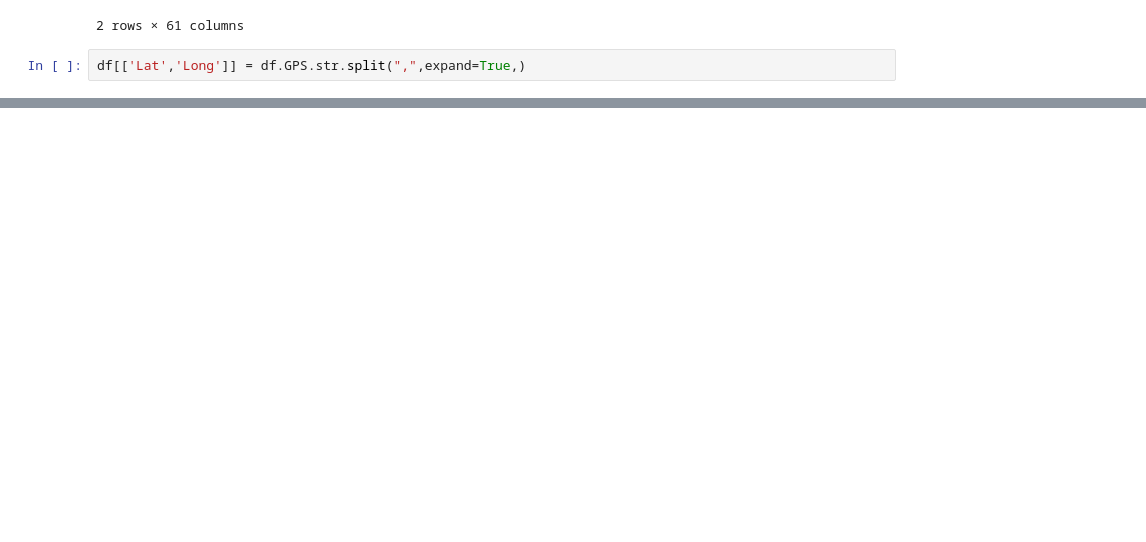
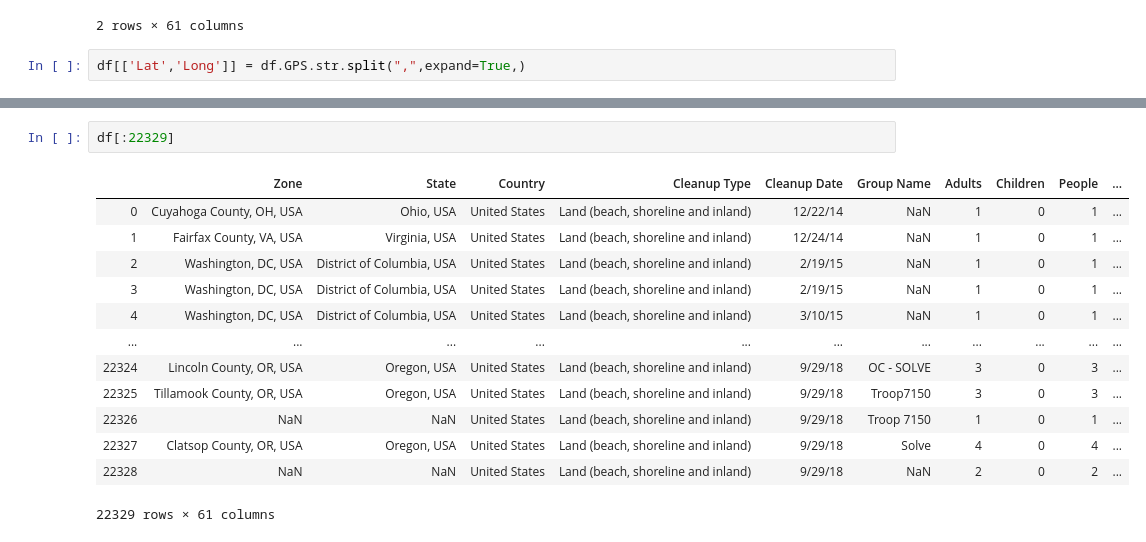
Before and after one commit to 54heart/OceanCleanup, a Jupyter notebook: Jupyter Notebooks/Ash_Jupyter_Notebook.ipynb, the cells around one changed output, grey strips where cells are left out. Saved outputs shown, nothing was run; the diff lists cells and outputs as text; blank space fills up the shorter version.

```diff
--- a/Jupyter Notebooks/Ash_Jupyter_Notebook.ipynb
+++ b/Jupyter Notebooks/Ash_Jupyter_Notebook.ipynb
@@ -23,0 +46,16 @@ df = df.drop(["GPS"],axis = 1)
+# %%
+df[:22329]
+# %% [output]
+|  | Zone | State | Country | Cleanup Type | Cleanup Date | Group Name | Adults | Children | People | ... |
+| 0 | Cuyahoga County, OH, USA | Ohio, USA | United States | Land (beach, shoreline and inland) | 12/22/14 | NaN | 1 | 0 | 1 | ... |
+| 1 | Fairfax County, VA, USA | Virginia, USA | United States | Land (beach, shoreline and inland) | 12/24/14 | NaN | 1 | 0 | 1 | ... |
+| 2 | Washington, DC, USA | District of Columbia, USA | United States | Land (beach, shoreline and inland) | 2/19/15 | NaN | 1 | 0 | 1 | ... |
+| 3 | Washington, DC, USA | District of Columbia, USA | United States | Land (beach, shoreline and inland) | 2/19/15 | NaN | 1 | 0 | 1 | ... |
+| 4 | Washington, DC, USA | District of Columbia, USA | United States | Land (beach, shoreline and inland) | 3/10/15 | NaN | 1 | 0 | 1 | ... |
+| ... | ... | ... | ... | ... | ... | ... | ... | ... | ... | ... |
+| 22324 | Lincoln County, OR, USA | Oregon, USA | United States | Land (beach, shoreline and inland) | 9/29/18 | OC - SOLVE | 3 | 0 | 3 | ... |
+| 22325 | Tillamook County, OR, USA | Oregon, USA | United States | Land (beach, shoreline and inland) | 9/29/18 | Troop7150 | 3 | 0 | 3 | ... |
+| 22326 | NaN | NaN | United States | Land (beach, shoreline and inland) | 9/29/18 | Troop 7150 | 1 | 0 | 1 | ... |
+| 22327 | Clatsop County, OR, USA | Oregon, USA | United States | Land (beach, shoreline and inland) | 9/29/18 | Solve | 4 | 0 | 4 | ... |
+| 22328 | NaN | NaN | United States | Land (beach, shoreline and inland) | 9/29/18 | NaN | 2 | 0 | 2 | ... |
+22329 rows × 61 columns
```
Also changed, not shown: parts of 22 cells of this notebook, 2 other files.
